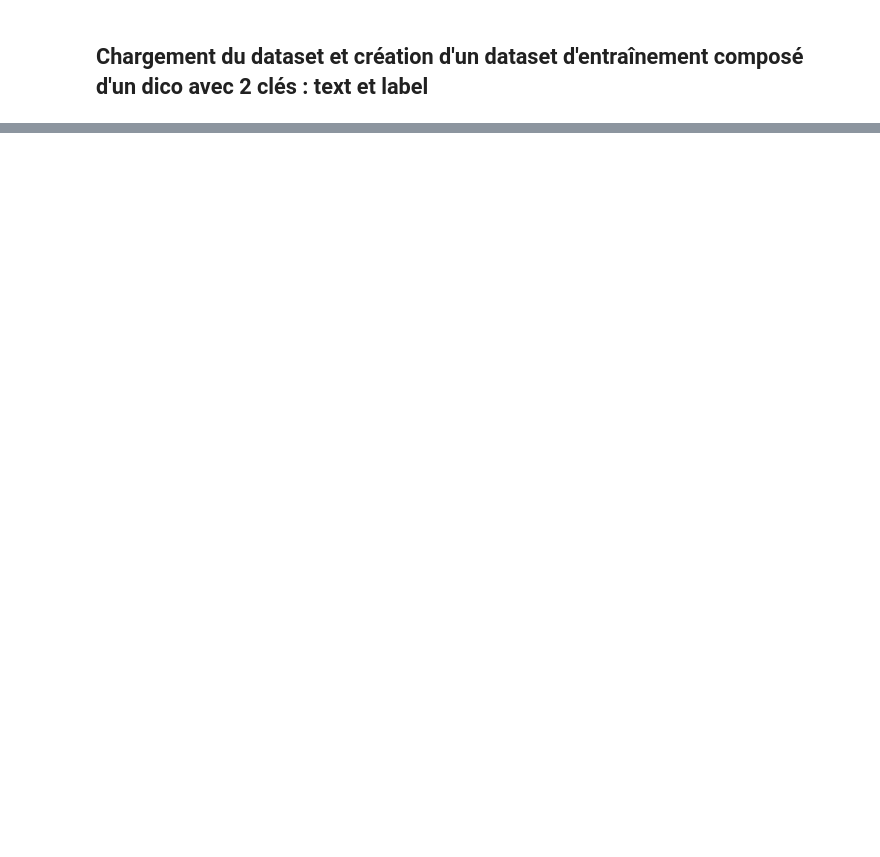
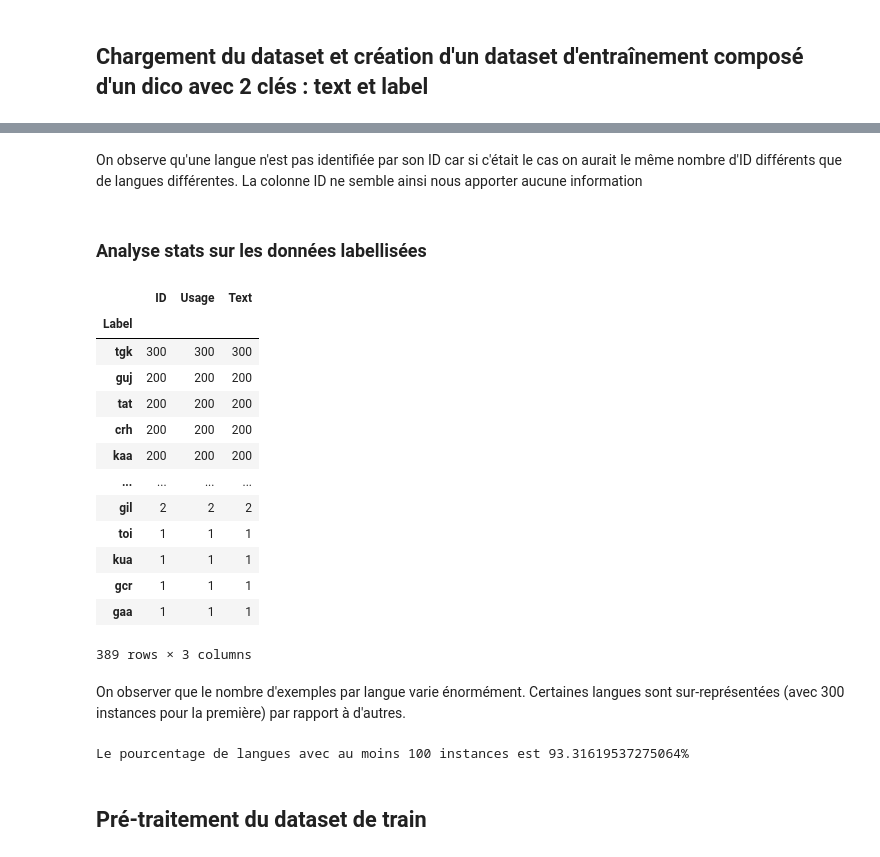
Before and after one commit to paullebolloch/kaggle_nlp, a Jupyter notebook: version_hippo.ipynb, the cells around one changed output, grey strips where cells are left out. Drawn from its saved outputs; the diff is of its cells as text; code cells hidden in the pictures; blank space fills up the shorter version.

```diff
--- a/version_hippo.ipynb
+++ b/version_hippo.ipynb
@@ -237,0 +60,31 @@ Entertainment       0.00      0.00      0.00        97
+# %% [markdown]
+On observe qu'une langue n'est pas identifiée par son ID car si c'était le cas on aurait le même nombre d'ID différents que de langues différentes. La colonne ID ne semble ainsi nous apporter aucune information
+# %% [markdown]
+### Analyse stats sur les données labellisées
+# %%
+dataset_sorted_by_number_instances_by_language = data_train_without_nan_for_label.groupby("Label").count().sort_values('Usage', ascending=False)
+dataset_sorted_by_number_instances_by_language
+# %% [output]
+|  | ID | Usage | Text |
+| Label |  |  |  |
+| tgk | 300 | 300 | 300 |
+| guj | 200 | 200 | 200 |
+| tat | 200 | 200 | 200 |
+| crh | 200 | 200 | 200 |
+| kaa | 200 | 200 | 200 |
+| ... | ... | ... | ... |
+| gil | 2 | 2 | 2 |
+| toi | 1 | 1 | 1 |
+| kua | 1 | 1 | 1 |
+| gcr | 1 | 1 | 1 |
+| gaa | 1 | 1 | 1 |
+389 rows × 3 columns
+# %% [markdown]
+On observer que le nombre d'exemples par langue varie énormément. Certaines langues sont sur-représentées (avec 300 instances pour la première) par rapport à d'autres.
+# %%
+percentage_of_languages_with_at_least_100_instances = len(dataset_sorted_by_number_instances_by_language[dataset_sorted_by_number_instances_by_language["ID"] >= 100])/len(dataset_sorted_by_number_instances_by_language) * 100
+print(f"Le pourcentage de langues avec au moins 100 instances est {percentage_of_languages_with_at_least_100_instances}%")
+# %% [output]
+Le pourcentage de langues avec au moins 100 instances est 93.31619537275064%
+# %% [markdown]
+## Pré-traitement du dataset de train
```
Also changed, not shown: parts of 42 cells of this notebook.
